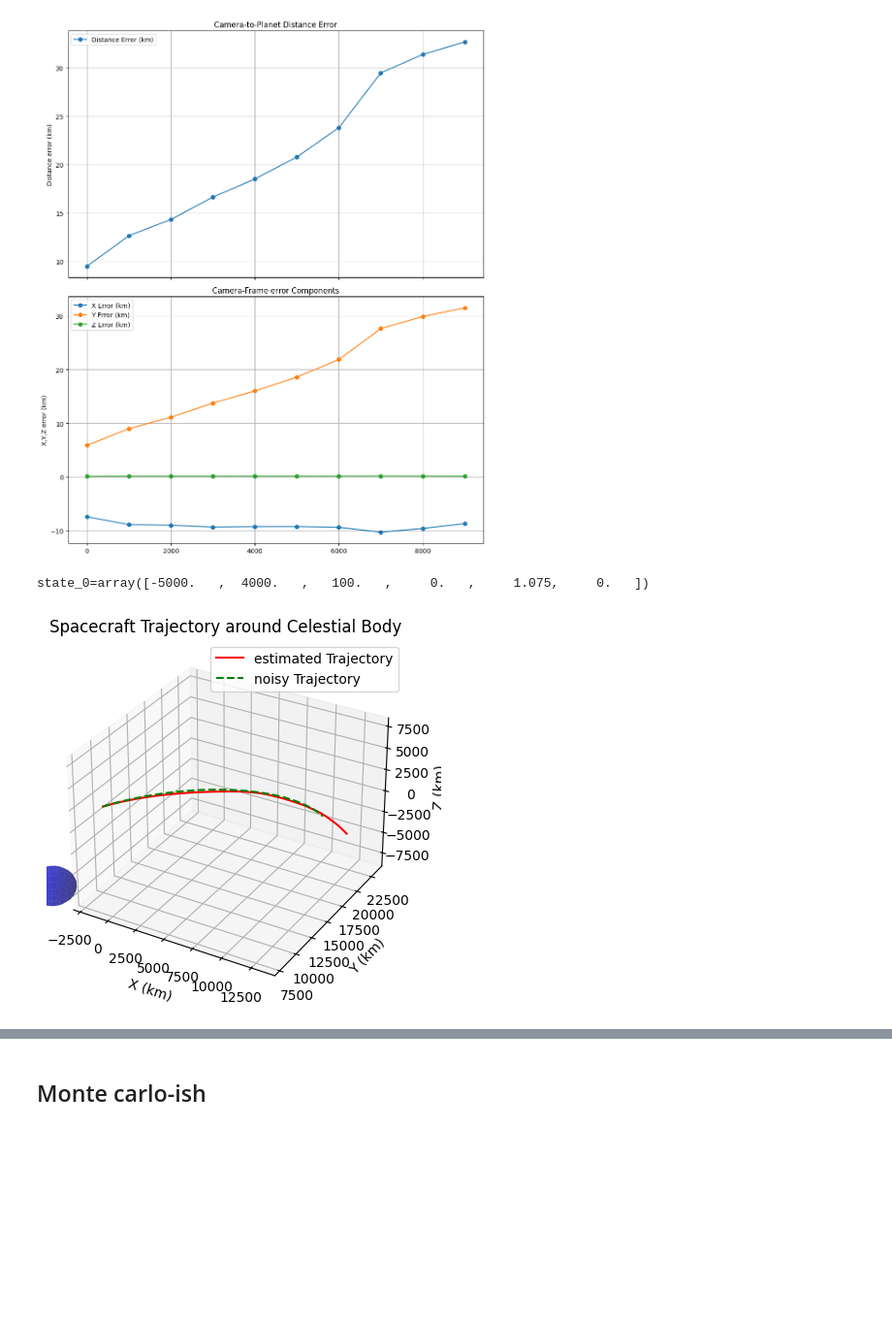
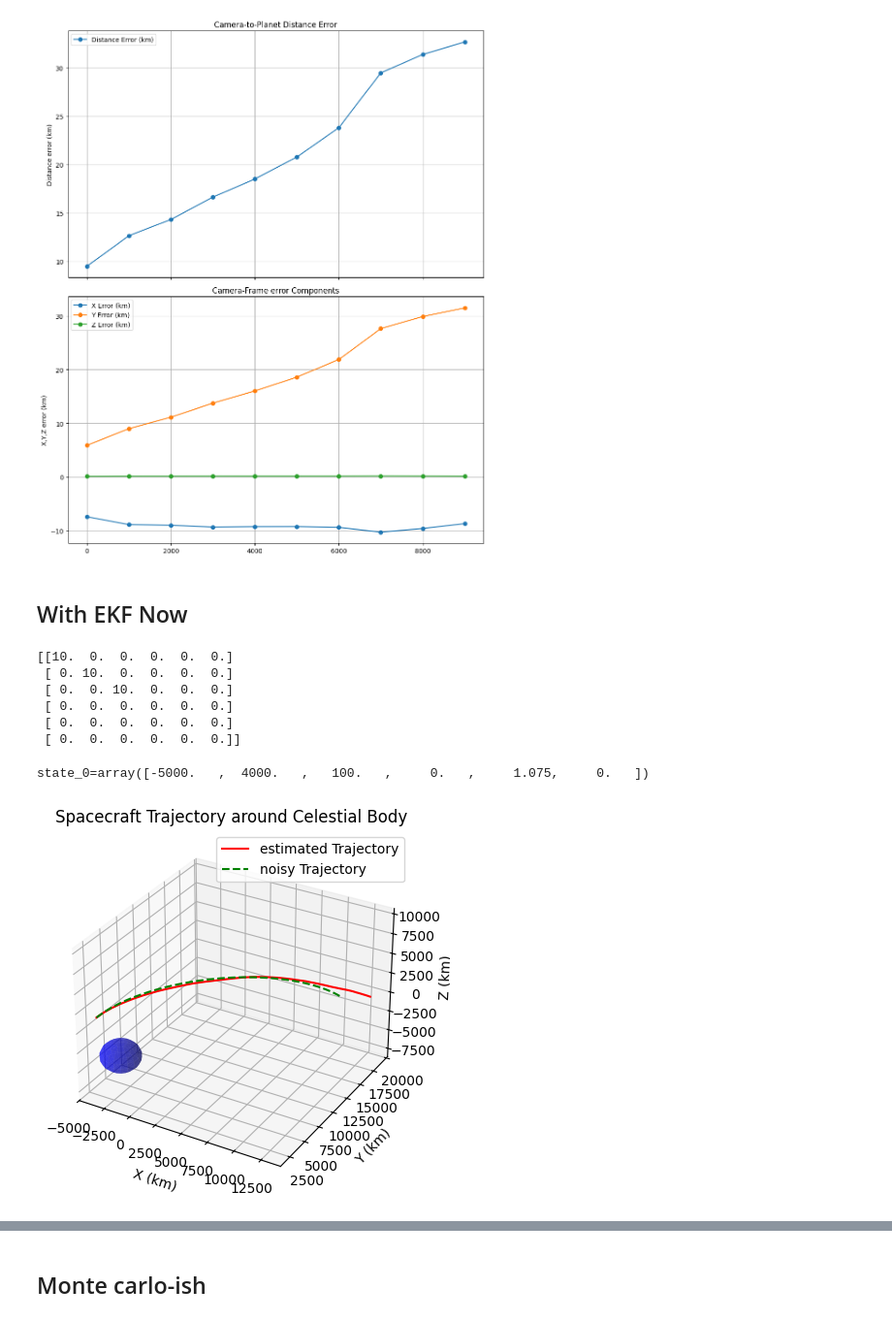
Before and after one commit to colin-skinner/horizon-op-nav, a Jupyter notebook: notebooks/InterfaceTester2.ipynb, the cells around one changed output, grey strips where cells are left out. Shown at 97% size. Saved outputs shown, nothing was run; the diff lists cells and outputs as text; code cells hidden in the pictures; blank space fills up the shorter version.

```diff
--- a/notebooks/InterfaceTester2.ipynb
+++ b/notebooks/InterfaceTester2.ipynb
@@ -43,9 +43,9 @@ CAMERA_PIXEL_SIZE_UM = 5.5  # um
 CAMERA_RESOLUTION = (2048, 2048)  # pixels
 
 # === FILTER TUNING ===
-Q_POS_VARIANCE = 1.0  # km2
+Q_POS_VARIANCE = 10.0  # km2
 Q_VEL_VARIANCE = 0.0001  # km2/s2
-R_MEAS_VARIANCE = 1000  # km2
+R_MEAS_VARIANCE = 100  # km2
 
 # === TIME ===
 TRAJECTORY_DT = 1000  # seconds
@@ -222,6 +222,8 @@ plot_est_dist_xyz_errors(
 )
 # %% [output]
 [figure]
+# %% [markdown]
+## With EKF Now
 # %%
 # EKF Configuration
 Q = np.diag([Q_POS_VARIANCE, Q_POS_VARIANCE, Q_POS_VARIANCE,
@@ -241,44 +243,54 @@ sigma0 = np.diag([1.0, 1.0, 1.0, 0.0001, 0.0001, 0.0001])  # Initial state covar
 central_body_mass = MOON_MU / G  # kg, derived from MOON_MU / G
 
 ekf = SatEKF(Q, R, dt, mu0, sigma0, central_body_mass)
+# %%
+print(Q)
+# %% [output]
+[[10.  0.  0.  0.  0.  0.]
+ [ 0. 10.  0.  0.  0.  0.]
+ [ 0.  0. 10.  0.  0.  0.]
+ [ 0.  0.  0.  0.  0.  0.]
+ [ 0.  0.  0.  0.  0.  0.]
+ [ 0.  0.  0.  0.  0.  0.]]
 # %%
 print(f"{state_0=}")
 states_perfect = []
 states_noisy = []
 
-state_clean = state
-state_noisy = state + noise(Q)
-
-t = 0
+state_clean = state_0
+state_noisy = state_0 + noise(Q)
 
 # get noisy trajectory for EKF testing
-for i in range(N):
-    states_perfect.append(state_clean)
-    states_noisy.append(state_noisy)
+states_perfect.append(state_clean)
+states_noisy.append(state_noisy)
+
+for i in range(N-1): # N total states, but we already have the initial state in the lists, so we loop N-1 times
 
     # Perfect trajectory (for comparison)
     state_next_clean = ekf.f_func(state_clean)
 
     # Noisy/realistic trajectory
     process_noise = noise(Q)
     state_next_noisy = ekf.f_func(state_noisy) + process_noise
 
-    t += dt
-    states_perfect.append(state_next_clean)
-    states_noisy.append(state_next_noisy)
+
 
     state_noisy = state_next_noisy
     state_clean = state_next_clean
 
+    states_perfect.append(state_clean)
+    states_noisy.append(state_noisy)
+
+
 states_noisy = np.array(states_noisy)
 states_perfect = np.array(states_perfect)
 
-ts = np.arange(0, N) * dt # Stops *just* before N*dt though so maybe we do N+1?
+ts = np.arange(0, N) * dt  # Now includes all N+1 states
 
 plot_trajs(states_noisy, states_perfect, body_struct)
 # %% [output]
 state_0=array([-5000.   ,  4000.   ,   100.   ,     0.   ,     1.075,     0.   ])
-[figure, old version]
+[figure, new version]
 # %%
 # get CR estimates for EKF measurement updates
 print(ts[i])
```
Also changed, not shown: parts of 16 cells of this notebook, 1 other file.
